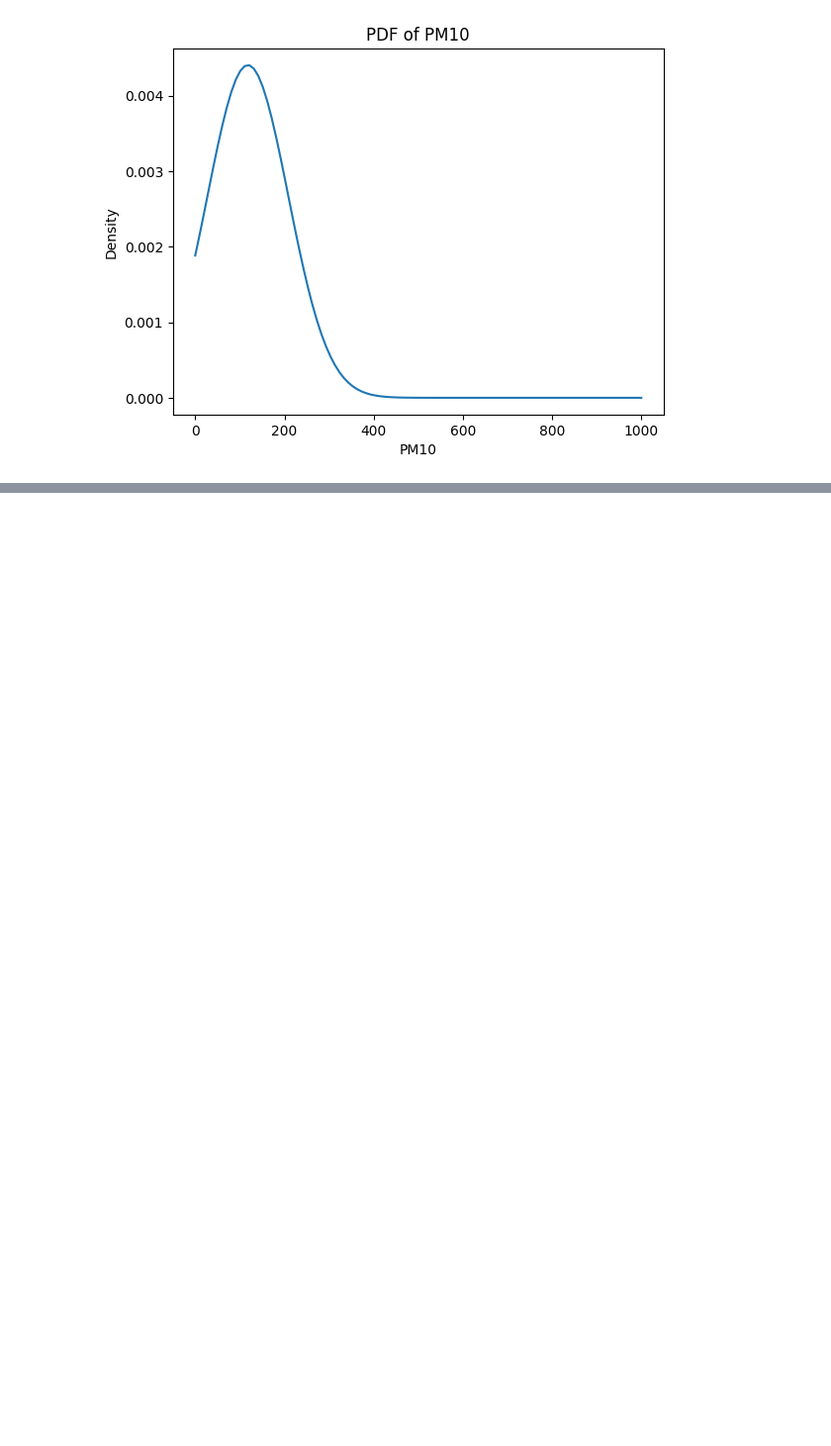
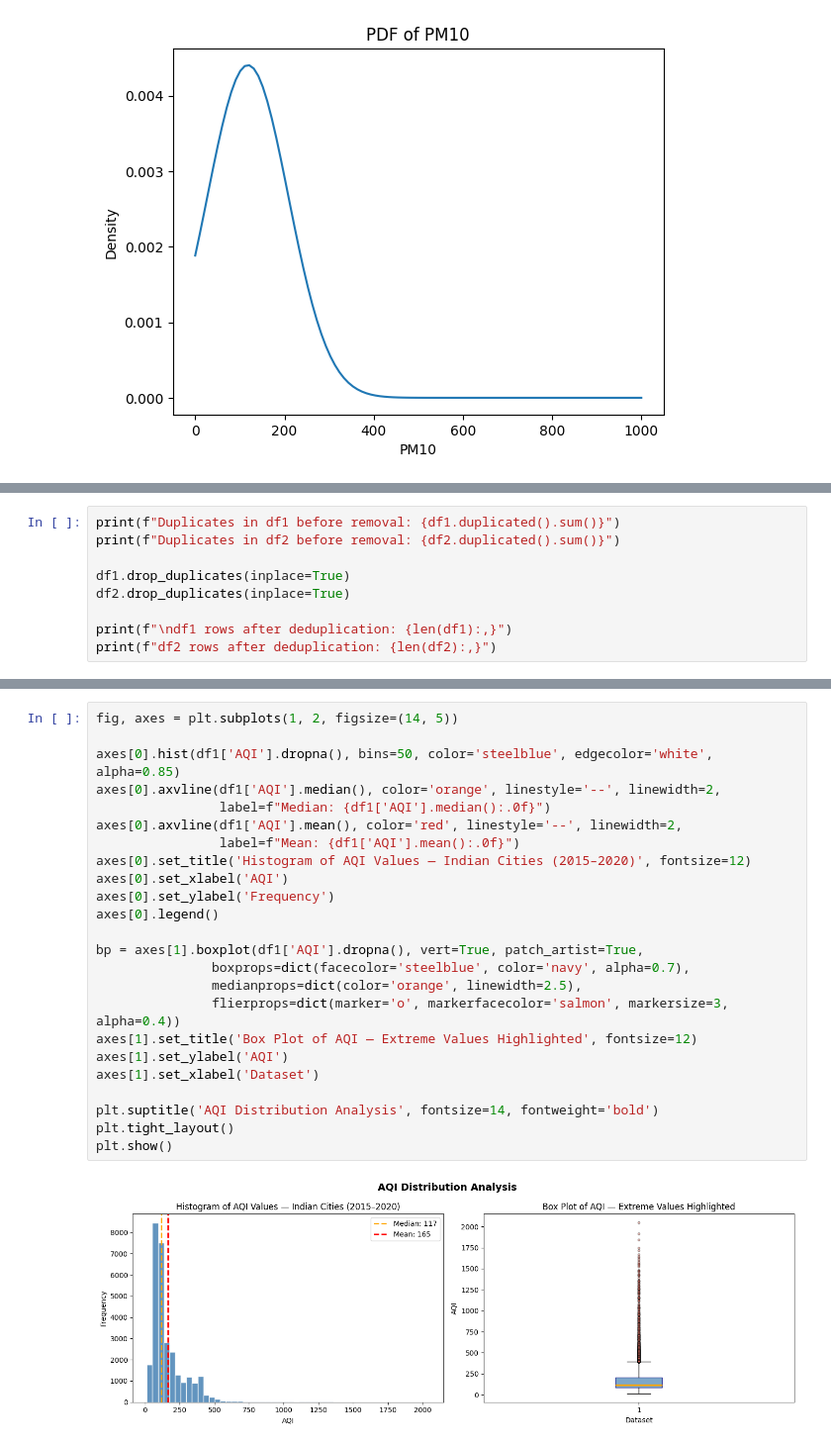
Before and after one commit to ArdenDiago/ML-Lab, a Jupyter notebook: lab/lab1/ardendiago_2547112:Lab1.ipynb, the cells around one changed output, grey strips where cells are left out. Shown at 99% size. Drawn from its saved outputs; the diff is of its cells as text; blank space fills up the shorter version.

```diff
--- a/lab/lab1/ardendiago_2547112:Lab1.ipynb
+++ b/lab/lab1/ardendiago_2547112:Lab1.ipynb
@@ -335,0 +507,9 @@ pdf("PM10",df1)
+# %%
+print(f"Duplicates in df1 before removal: {df1.duplicated().sum()}")
+print(f"Duplicates in df2 before removal: {df2.duplicated().sum()}")
+
+df1.drop_duplicates(inplace=True)
+df2.drop_duplicates(inplace=True)
+
+print(f"\ndf1 rows after deduplication: {len(df1):,}")
+print(f"df2 rows after deduplication: {len(df2):,}")
@@ -335,0 +539,26 @@ pdf("PM10",df1)
+# %%
+fig, axes = plt.subplots(1, 2, figsize=(14, 5))
+
+axes[0].hist(df1['AQI'].dropna(), bins=50, color='steelblue', edgecolor='white', alpha=0.85)
+axes[0].axvline(df1['AQI'].median(), color='orange', linestyle='--', linewidth=2,
+                label=f"Median: {df1['AQI'].median():.0f}")
+axes[0].axvline(df1['AQI'].mean(), color='red', linestyle='--', linewidth=2,
+                label=f"Mean: {df1['AQI'].mean():.0f}")
+axes[0].set_title('Histogram of AQI Values — Indian Cities (2015–2020)', fontsize=12)
+axes[0].set_xlabel('AQI')
+axes[0].set_ylabel('Frequency')
+axes[0].legend()
+
+bp = axes[1].boxplot(df1['AQI'].dropna(), vert=True, patch_artist=True,
+               boxprops=dict(facecolor='steelblue', color='navy', alpha=0.7),
+               medianprops=dict(color='orange', linewidth=2.5),
+               flierprops=dict(marker='o', markerfacecolor='salmon', markersize=3, alpha=0.4))
+axes[1].set_title('Box Plot of AQI — Extreme Values Highlighted', fontsize=12)
+axes[1].set_ylabel('AQI')
+axes[1].set_xlabel('Dataset')
+
+plt.suptitle('AQI Distribution Analysis', fontsize=14, fontweight='bold')
+plt.tight_layout()
+plt.show()
+# %% [output]
+[figure, added]
```
Also changed, not shown: parts of 18 cells of this notebook, 5 other files.
